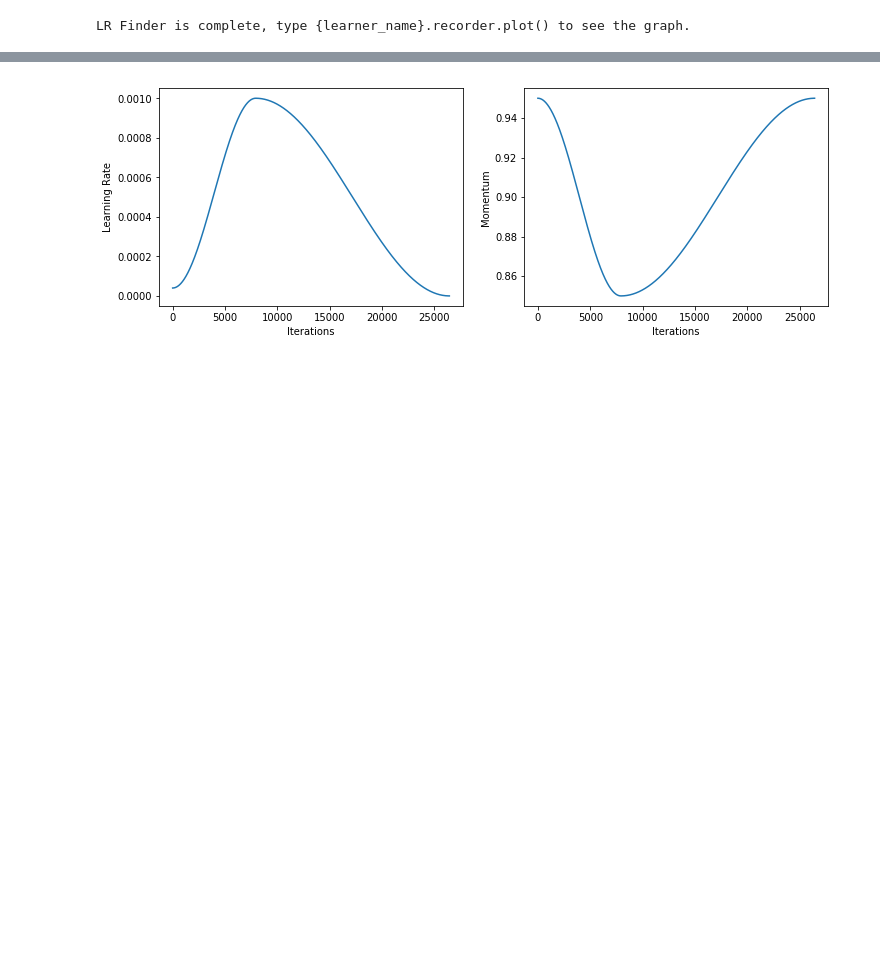
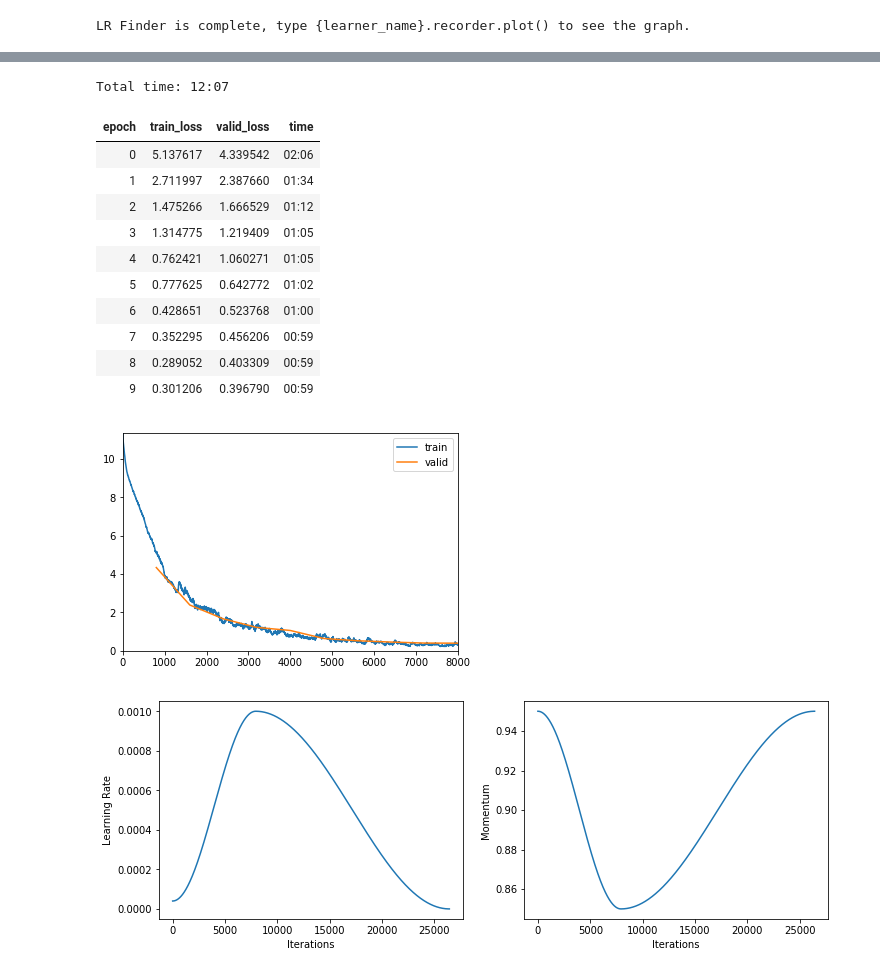
Before and after one commit to fg91/Neural-Image-Caption-Generation-Tutorial, a Jupyter notebook: Image caption generator.ipynb, the cells around one changed output, grey strips where cells are left out. Saved outputs shown, nothing was run; the diff lists cells and outputs as text; code cells hidden in the pictures; blank space fills up the shorter version.

```diff
--- a/Image caption generator.ipynb
+++ b/Image caption generator.ipynb
@@ -389,7 +403,21 @@ learn.recorder.plot(skip_end=15)
 # %%
 lr = 1e-3
 # %%
-learn.fit_one_cycle(1, lr)
+learn.fit_one_cycle(10, lr)
+# %% [output]
+Total time: 12:07
+| epoch | train_loss | valid_loss | time |
+| 0 | 5.137617 | 4.339542 | 02:06 |
+| 1 | 2.711997 | 2.387660 | 01:34 |
+| 2 | 1.475266 | 1.666529 | 01:12 |
+| 3 | 1.314775 | 1.219409 | 01:05 |
+| 4 | 0.762421 | 1.060271 | 01:05 |
+| 5 | 0.777625 | 0.642772 | 01:02 |
+| 6 | 0.428651 | 0.523768 | 01:00 |
+| 7 | 0.352295 | 0.456206 | 00:59 |
+| 8 | 0.289052 | 0.403309 | 00:59 |
+| 9 | 0.301206 | 0.396790 | 00:59 |
+[figure, added]
 # %%
 learn.recorder.plot_lr(show_moms=True)
 # %% [output]
```
Also changed, not shown: parts of 38 cells of this notebook.
